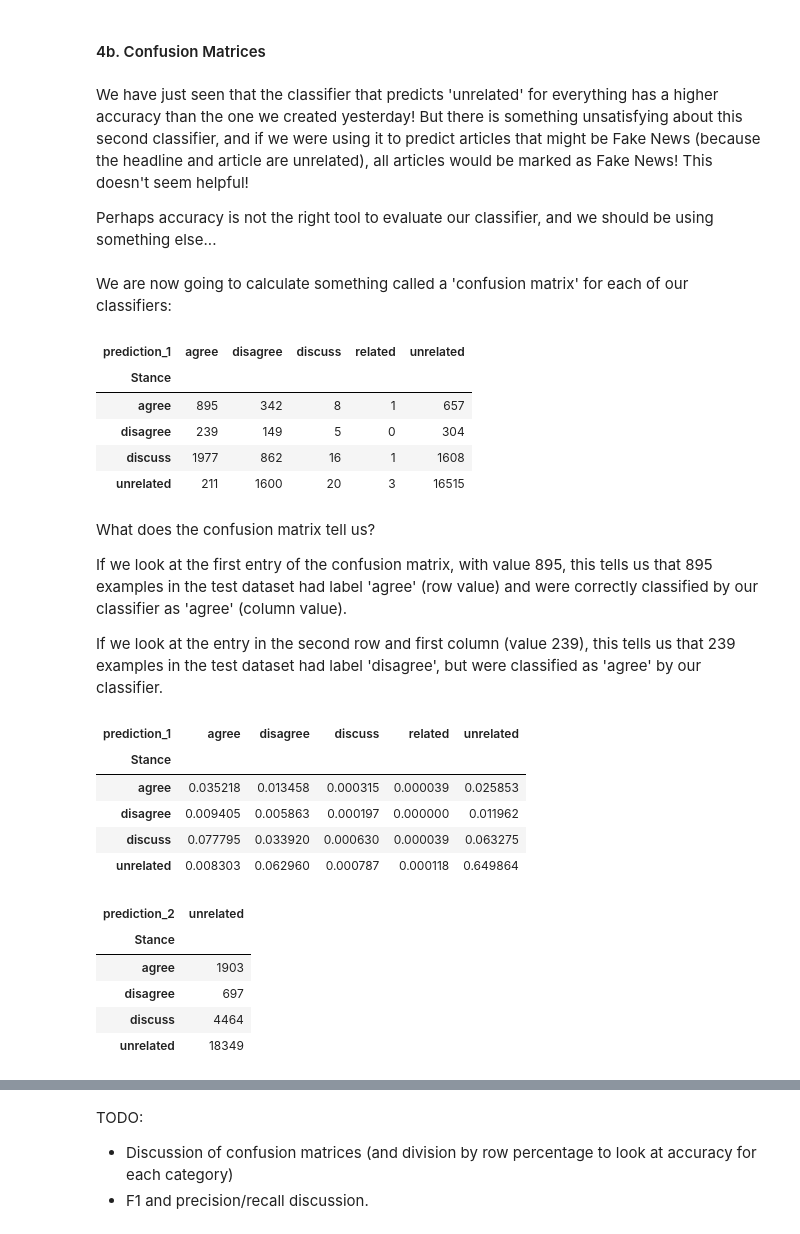
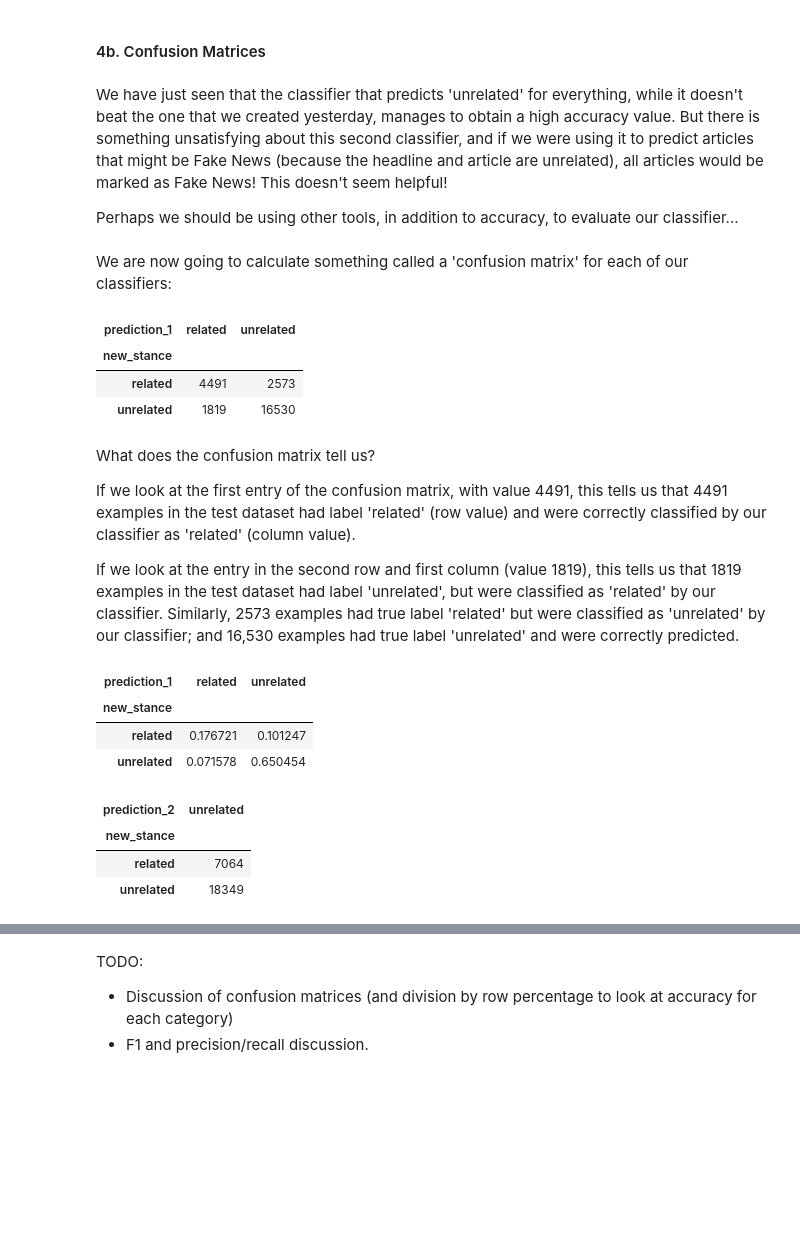
Before and after one commit to cchen23/AI4ALL_NLP, a Jupyter notebook: Workshops/Complete_Workbooks/Day5_NLP_EvaluatingClassifiers.ipynb, the cells around one changed output, grey strips where cells are left out. Cells and saved outputs as stored; diff of their text form; code cells hidden in the pictures; blank space fills up the shorter version.

Commit message:
updated evaluating classifier notebook to use binary classifier

```diff
--- a/Workshops/Complete_Workbooks/Day5_NLP_EvaluatingClassifiers.ipynb
+++ b/Workshops/Complete_Workbooks/Day5_NLP_EvaluatingClassifiers.ipynb
@@ -38,19 +38,28 @@ test_data = pd.read_csv("test_data.csv", encoding = "utf-8")
 # discuss, agree and disagree categories in the training set.
 # Warning: this may take a minute - it is iterating through almost 50,000 examples!
 proportions_train = utils.compute_proportions(unrelated_train, discuss_train, agree_train, disagree_train)
+# %%
+# We are going to modify the make_prediction function that we created yesterday, so that it only predicts 'unrelated'
+# and 'related'. It will use the same method as our classifier yesterday used: the proportion overlap for an example
+# will be compared with the overlap proportions for 'related' and 'unrelated' before a decision is made
+def make_prediction(example, proportions_train):
+    # Keep only the 'unrelated' and 'related' proportions:
+    keys = ['unrelated', 'related']
+    new_proportions = { key: proportions_train[key] for key in keys }
+    proportions_stances = list(new_proportions.keys())
+    proportion = utils.find_headline_in_article_proportion(example)
+    predicted_stance = proportions_stances[np.argmin(np.abs(np.array(list(new_proportions.values())) - proportion))]
+    return predicted_stance
 # %%
 # We are going to use a lot of the functions that were created yesterday, but we are also going to define a new one:
 # The function below takes the test data set and iterates through each article-headline pair. For each article-headline pair
 # it makes a prediction by calculating the headline-article word overlap and comparing this to the mean overlap values
 # for each of the categories in the training set
 def make_predictions(test_data, proportions_train):
-    stance_counts = {"unrelated":0, "discuss":0, "agree":0, "disagree":0}
-    stance_correct_counts = {"unrelated":0, "discuss":0, "agree":0, "disagree":0}
     predictions_list = []
     for i in range(test_data.shape[0]):
         example = test_data.iloc[i]
-        predicted_stance = utils.make_prediction(example, proportions_train)
-        actual_stance = example['Stance']
+        predicted_stance = make_prediction(example, proportions_train)
         # Append the predicted stance to the predictions_list - this will allow us to compare predictions and true
         # values later on
         predictions_list.append(predicted_stance)
@@ -64,6 +73,11 @@ len(predictions)
 25413
 # %% [markdown]
 ### 3. Compare predictions and ground truth
+# %%
+# We are going to create a new column in the test_data dataframe so that any Stance value that is 'agree', 'discuss',
+#'disagree' is represented as 'related', while a value of 'unrelated' remains 'unrelated'
+test_data['new_stance'] = test_data['Stance']
+test_data.loc[test_data['Stance'].isin(['agree', 'disagree', 'discuss']), 'new_stance'] = 'related'
 # %%
 # We are going to append the predictions list we just obtained to the test_data dataframe as an additional column,
 # along with one more column that predicts 'unrelated' for every example:
@@ -121,49 +135,43 @@ calculate_accuracy(test_data, 'Stance', 'prediction_2')
 # %% [markdown]
 #### 4b. Confusion Matrices
 # %% [markdown]
-We have just seen that the classifier that predicts 'unrelated' for everything has a higher accuracy than the one we created yesterday! But there is something unsatisfying about this second classifier, and if we were using it to predict articles that might be Fake News (because the headline and article are unrelated), all articles would be marked as Fake News! This doesn't seem helpful!
+We have just seen that the classifier that predicts 'unrelated' for everything, while it doesn't beat the one that we created yesterday, manages to obtain a high accuracy value. But there is something unsatisfying about this second classifier, and if we were using it to predict articles that might be Fake News (because the headline and article are unrelated), all articles would be marked as Fake News! This doesn't seem helpful!
 
-Perhaps accuracy is not the right tool to evaluate our classifier, and we should be using something else...
+Perhaps we should be using other tools, in addition to accuracy, to evaluate our classifier...
 # %% [markdown]
 We are now going to calculate something called a 'confusion matrix' for each of our classifiers:
 # %%
 def calculate_confusion_matrix(test_data, truth_col_name, prediction_col_name):
     return pd.crosstab(test_data[truth_col_name], test_data[prediction_col_name])
 # %%
-calculate_confusion_matrix(test_data, 'Stance', 'prediction_1')
+calculate_confusion_matrix(test_data, 'new_stance', 'prediction_1')
 # %% [output]
-| prediction_1 | agree | disagree | discuss | related | unrelated |
-| Stance |  |  |  |  |  |
-| agree | 895 | 342 | 8 | 1 | 657 |
-| disagree | 239 | 149 | 5 | 0 | 304 |
-| discuss | 1977 | 862 | 16 | 1 | 1608 |
-| unrelated | 211 | 1600 | 20 | 3 | 16515 |
+| prediction_1 | related | unrelated |
+| new_stance |  |  |
+| related | 4491 | 2573 |
+| unrelated | 1819 | 16530 |
 # %% [markdown]
 What does the confusion matrix tell us?
 
-If we look at the first entry of the confusion matrix, with value 895, this tells us that 895 examples in the test dataset had label 'agree' (row value) and were correctly classified by our classifier as 'agree' (column value).
+If we look at the first entry of the confusion matrix, with value 4491, this tells us that 4491 examples in the test dataset had label 'related' (row value) and were correctly classified by our classifier as 'related' (column value).
 
-If we look at the entry in the second row and first column (value 239), this tells us that 239 examples in the test dataset had label 'disagree', but were classified as 'agree' by our classifier.
+If we look at the entry in the second row and first column (value 1819), this tells us that 1819 examples in the test dataset had label 'unrelated', but were classified as 'related' by our classifier. Similarly, 2573 examples had true label 'related' but were classified as 'unrelated' by our classifier; and 16,530 examples had true label 'unrelated' and were correctly predicted.
 # %%
 # Let's also look at the confusion matrix, where the entries are given as a proportion of the size of the
 #  test dataset
-calculate_confusion_matrix(test_data, 'Stance', 'prediction_1')/test_data.shape[0]
+calculate_confusion_matrix(test_data, 'new_stance', 'prediction_1')/test_data.shape[0]
 # %% [output]
-| prediction_1 | agree | disagree | discuss | related | unrelated |
-| Stance |  |  |  |  |  |
-| agree | 0.035218 | 0.013458 | 0.000315 | 0.000039 | 0.025853 |
-| disagree | 0.009405 | 0.005863 | 0.000197 | 0.000000 | 0.011962 |
-| discuss | 0.077795 | 0.033920 | 0.000630 | 0.000039 | 0.063275 |
-| unrelated | 0.008303 | 0.062960 | 0.000787 | 0.000118 | 0.649864 |
+| prediction_1 | related | unrelated |
+| new_stance |  |  |
+| related | 0.176721 | 0.101247 |
+| unrelated | 0.071578 | 0.650454 |
 # %%
 # Let's calculate the confusion matrix for the second classifier:
-calculate_confusion_matrix(test_data, 'Stance', 'prediction_2')
+calculate_confusion_matrix(test_data, 'new_stance', 'prediction_2')
 # %% [output]
 | prediction_2 | unrelated |
-| Stance |  |
-| agree | 1903 |
-| disagree | 697 |
-| discuss | 4464 |
+| new_stance |  |
+| related | 7064 |
 | unrelated | 18349 |
 # %%
 # And again, let's make the entries proportions of the full test dataset:
```
Also changed, not shown: parts of 7 cells of this notebook, 1 other file.
